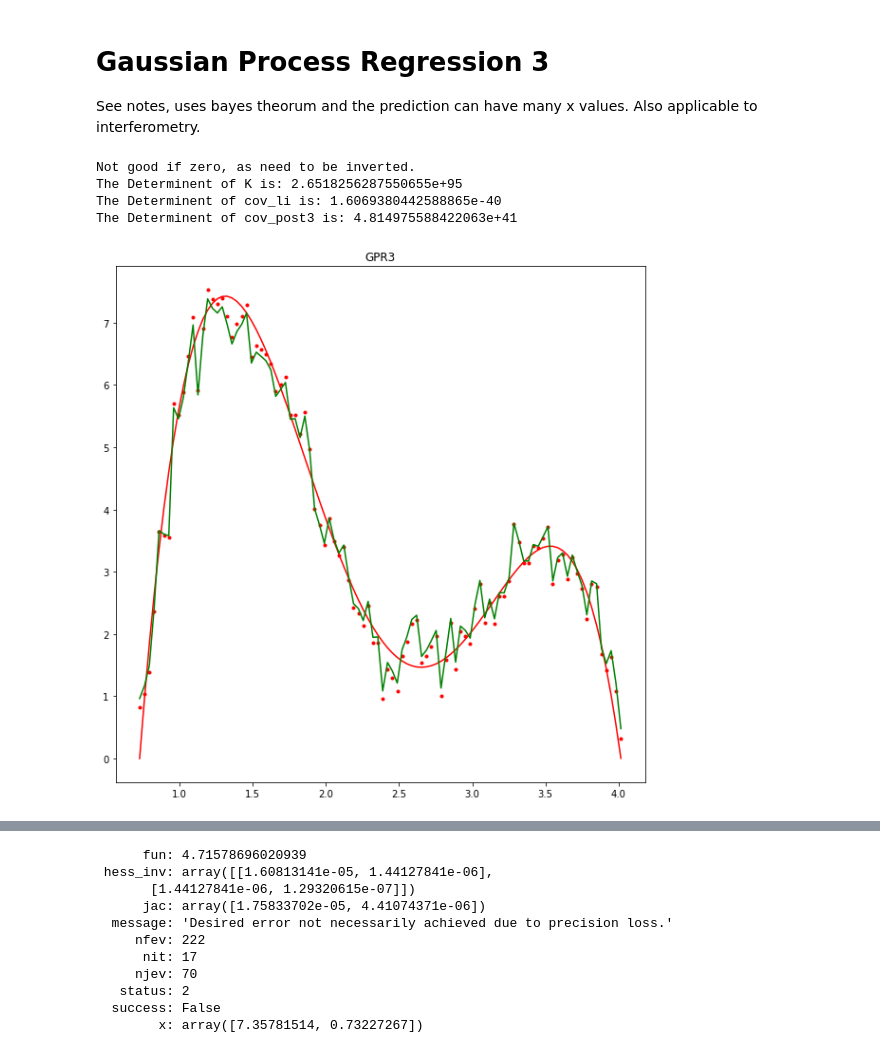
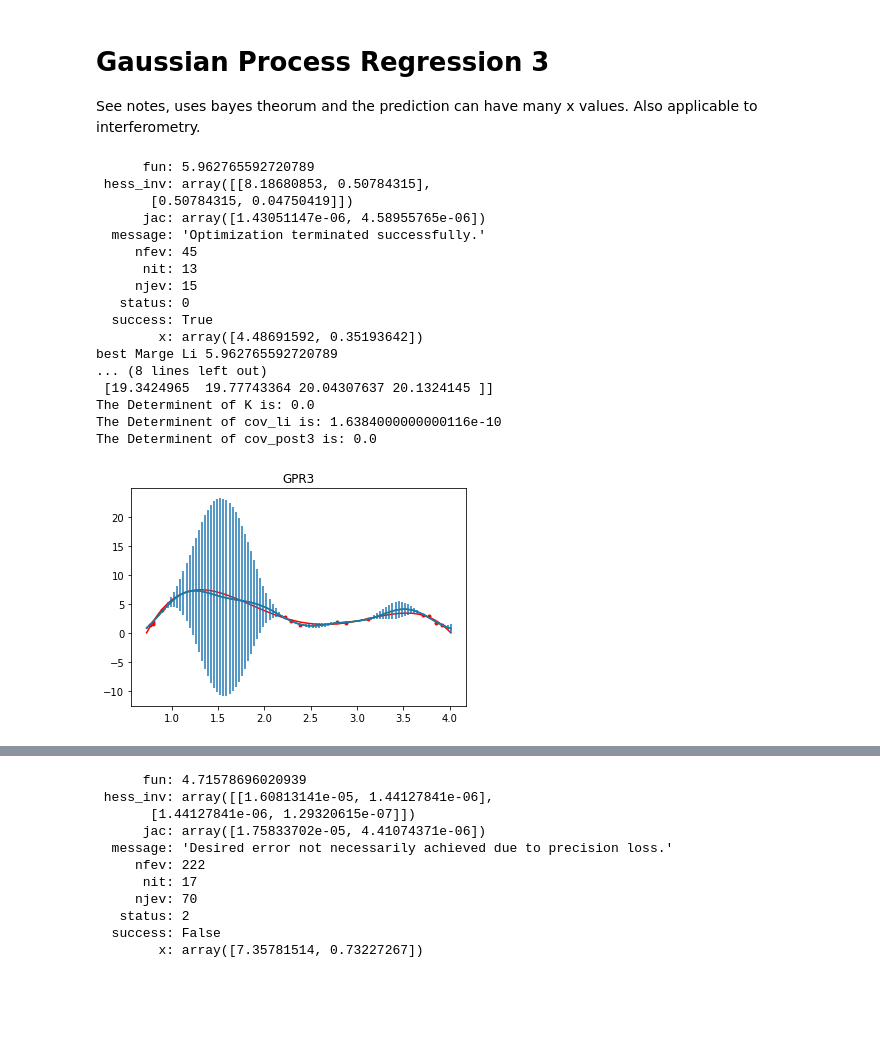
Before and after one commit to DanHarJor/Improving-Electron-Density-Profile-Inference-within-a-Tokamak-using-Bayesian-Techniques, a Jupyter notebook: Simple Regression Problem.ipynb, the cells around one changed output, grey strips where cells are left out. Saved outputs shown, nothing was run; the diff lists cells and outputs as text; code cells hidden in the pictures; blank space fills up the shorter version.

```diff
--- a/Simple Regression Problem.ipynb
+++ b/Simple Regression Problem.ipynb
@@ -21,7 +21,7 @@ def truef(x):
     return -(e*(x-f)**4+d*(x-f)**3+c*(x-f)**2+b*(x-f)+a)
 x = np.linspace(0.729,4.015,N) #(1,10,10)
 y = truef(x)
-xd_indicies = [int(1/(N/100)),int(2/(N/100)),int(2.5/(N/100)),int(5/(N/100)),int(45/(N/100)),int(47/(N/100)),int(50/(N/100)),int(62/(N/100)),int(65/(N/100)),int(72/(N/100)),int(90/(N/100)),int(92/(N/100)),int(94/(N/100)),int(96/(N/100))]
+xd_indicies = [int(1*(N/100)),int(2*(N/100)),int(2.5*(N/100)),int(5*(N/100)),int(45*(N/100)),int(47*(N/100)),int(50*(N/100)),int(62*(N/100)),int(65*(N/100)),int(72*(N/100)),int(90*(N/100)),int(92*(N/100)),int(94*(N/100)),int(96*(N/100))]
 # xd_indicies = np.linspace(0,N-1,20).astype(int)
 # xd_indicies = range(N)
 xd = x[xd_indicies]
@@ -36,6 +36,14 @@ plt.show()
 prior_mean_vector = np.repeat(4,N)
 # %% [output]
 [figure]
+# %%
+#These are necessary to avoid 0 and infinities from inv and det of large matracies
+def chol_inv(A):
+    L = np.linalg.cholesky(A)
+    return np.linalg.inv(L).T @ np.linalg.inv(L)
+def chol_det(A):
+    L = np.linalg.cholesky(A)
+    return np.prod(np.diag(L))
 # %% [markdown]
 # Gaussian Process Regression 3
 See notes, uses bayes theorum and the prediction can have many x values. Also applicable to interferometry.
@@ -44,6 +52,8 @@ See notes, uses bayes theorum and the prediction can have many x values. Also ap
 mu_prior = prior_mean_vector
 #exponential square kernel
 def Kernel(x1,x2,params):
+    x1 = x1
+    x2 = x2
     #amplitude determins how far the model can go from the mean
     amp = params[0]
     #length scale determines smoothness, how correlated the function should be at a distance
@@ -54,6 +64,9 @@ def KRcov_li(params,trial_exp_er):
     X1, X2 = np.meshgrid(x,x)
     #covergence matrix of Prior
     K = Kernel(X1,X2,params)
+    #add a small term onto diagonal of matricies to be inverted.
+    #this ensures it is positive definate and cholensky matrix can be computed
+    K[np.diag_indices_from(K)] += 1e-8
     #covergence matrix of Likelyhood
     cov_li = np.diag(np.repeat(trial_exp_er,len(xd)))
     #R is a matrix that can take a potential function vector f_N and only return M values corresponding to f(x_1)...f(x_M)
@@ -64,55 +77,74 @@ def KRcov_li(params,trial_exp_er):
 
 
 def MargLi(params):
-    amp=params[0]
-    l = params[1]
-    K, R, cov_li = KRcov_li(amp,l,exp_er)
-    # we want to find the parameters that min this
-    return 0.5*np.log(np.linalg.det(cov_li + R@K@R.T)) + 0.5*(yd.T@inv(cov_li+R@K@R.T)@yd)
+    K, R, cov_li = KRcov_li(params,exp_er)
+    invertable = cov_li+R@K@R.T
+    #add a small term onto diagonal of matricies to be inverted.
+    #this ensures it is positive definate and cholensky matrix can be computed
+    invertable[np.diag_indices_from(invertable)] += 1e-8
+#     try:
+#         L = np.linalg.cholesky(test_matrix)
+#     except np.linalg.LinAlgError:
+#         return 1.7e307
+    return 0.5*np.log(chol_det(cov_li + R@K@R.T)) + 0.5*(yd.T@chol_inv(cov_li+R@K@R.T)@yd)
 
-x0=[3,0.01]
-# results = minimize(MargLi2, x0=x0)
-# results = basinhopping(MargLi2, x0=x0, niter=100)
-# print(results)
+x0=[2.6,0.094]
+results = minimize(MargLi, x0=x0)
+# results = basinhopping(MargLi, x0=x0, niter=100)
+print(results)
 best_params = results.x
 # best_params = x0
+print('best Marge Li', MargLi(best_params))
 
 #little data
 # best_params = (7.4,0.7)
 # print('margi LI',MargLi(*best_params,exp_er))
 
 # print('best Params',best_params)
 # print('loggli',best_margli)
 
 
-def PlotBest(amp,l,trial_exp_er):
-    K, R, cov_li = KRcov_li(amp,l,trial_exp_er)
-    cov_post3 = R.T @ inv(cov_li) @ R + inv(K)
-    mu_post3 = mu_prior + np.linalg.inv(cov_post3) @ R.T @ inv(cov_li) @ (yd - R @ mu_prior)
+def PlotBest(params,trial_exp_er):
+    K, R, cov_li = KRcov_li(params,trial_exp_er)
+    cov_post3 = chol_inv(R.T @ chol_inv(cov_li) @ R + chol_inv(K))
+    mu_post3 = mu_prior + cov_post3 @ R.T @ chol_inv(cov_li) @ (yd - R @ mu_prior)
     error_bars3 = np.diagonal(cov_post3)
 
-
     print('\n\nNot good if zero, as need to be inverted.')
+    print('\n\nK',K[:4,:4])
     print('The Determinent of K is:', np.linalg.det(K))
     print('The Determinent of cov_li is:', np.linalg.det(cov_li))
     print('The Determinent of cov_post3 is:', np.linalg.det(cov_post3))
 
-    figGPR3 = plt.figure(figsize=(10,10))
+    figGPR3 = plt.figure()
     plt.title('GPR3')
     plt.plot(x,y,'r')
     plt.plot(xd,yd,'r.')
     plt.plot(x,mu_post3,'g')
 
-#     plt.errorbar(x, mu_post3, yerr=error_bars3)
+    plt.errorbar(x, mu_post3, yerr=error_bars3)
     plt.show()
 
-PlotBest(*best_params, exp_er)
+PlotBest(best_params, exp_er)
 # %% [output]
-Not good if zero, as need to be inverted.
-The Determinent of K is: 2.6518256287550655e+95
-The Determinent of cov_li is: 1.6069380442588865e-40
-The Determinent of cov_post3 is: 4.814975588422063e+41
+      fun: 5.962765592720789
+ hess_inv: array([[8.18680853, 0.50784315],
+       [0.50784315, 0.04750419]])
+      jac: array([1.43051147e-06, 4.58955765e-06])
+  message: 'Optimization terminated successfully.'
+     nfev: 45
+      nit: 13
+     njev: 15
+   status: 0
+  success: True
+        x: array([4.48691592, 0.35193642])
+best Marge Li 5.962765592720789
+... (8 lines left out)
+ [19.3424965  19.77743364 20.04307637 20.1324145 ]]
+The Determinent of K is: 0.0
+The Determinent of cov_li is: 1.6384000000000116e-10
+The Determinent of cov_post3 is: 0.0
-[figure, old version]
+[figure, new version]
 # %%
 import optuna
 
```
Also changed, not shown: parts of 3 cells of this notebook, 1 other file.
